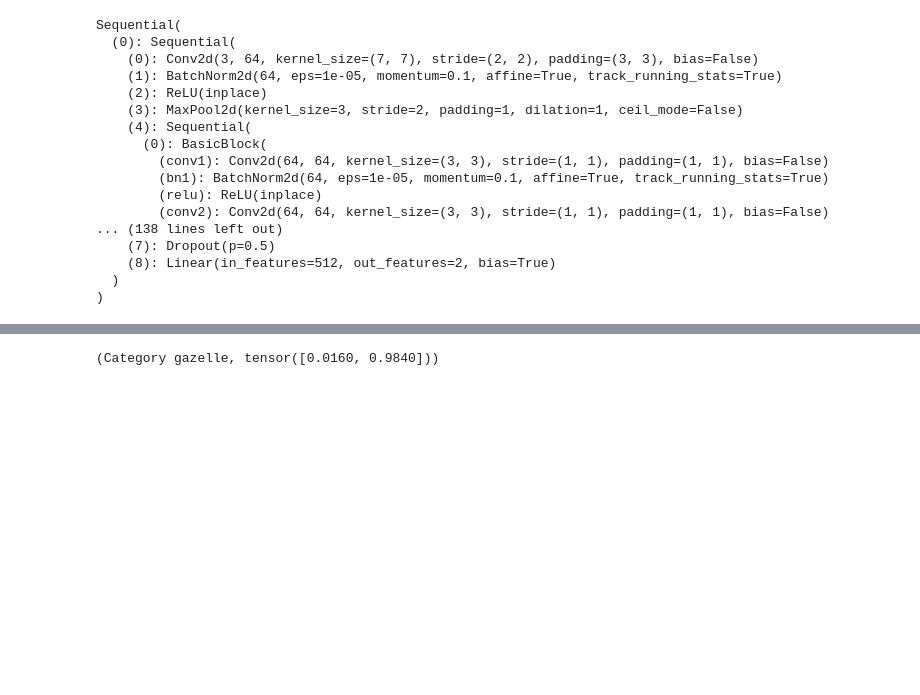
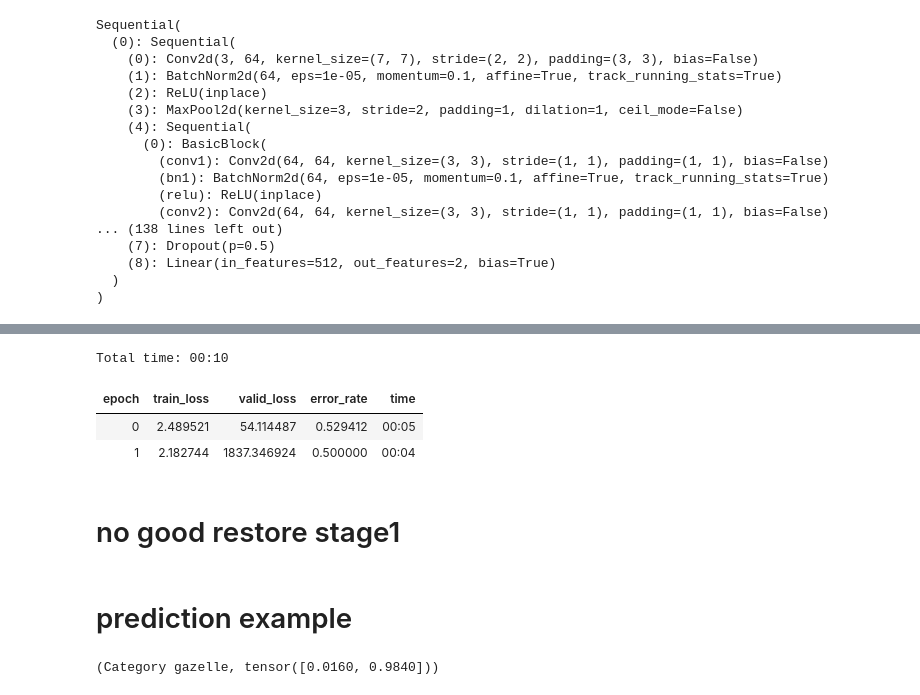
Before and after one commit to yonigottesman/beast, a Jupyter notebook: ai/nbs/learner.ipynb, the cells around one changed output, grey strips where cells are left out. Cells and saved outputs as stored; diff of their text form; code cells hidden in the pictures; blank space fills up the shorter version.

```diff
--- a/ai/nbs/learner.ipynb
+++ b/ai/nbs/learner.ipynb
@@ -50,0 +75,10 @@ Total time: 00:17
+# %%
+learn.unfreeze()
+learn.fit_one_cycle(2, max_lr=slice(1e-4,1e-1))
+# %% [output]
+Total time: 00:10
+| epoch | train_loss | valid_loss | error_rate | time |
+| 0 | 2.489521 | 54.114487 | 0.529412 | 00:05 |
+| 1 | 2.182744 | 1837.346924 | 0.500000 | 00:04 |
+# %% [markdown]
+# no good restore stage1
@@ -51,5 +87,7 @@ Total time: 00:17
 # %%
 learn.export('../model/model.pkl')
+# %% [markdown]
+# prediction example
 # %%
 path = Path()
 img = open_image('/home/jupyter/beast_model/example.jpg')
```
Also changed, not shown: parts of 9 cells of this notebook, 1 other file.
